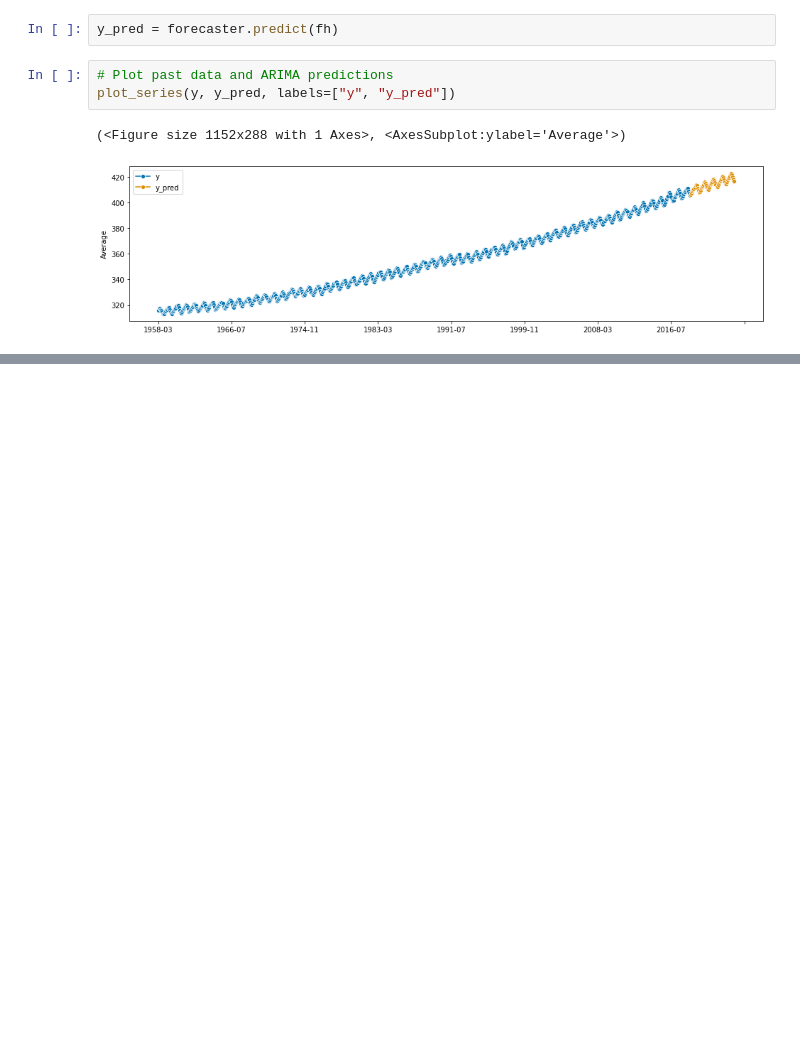
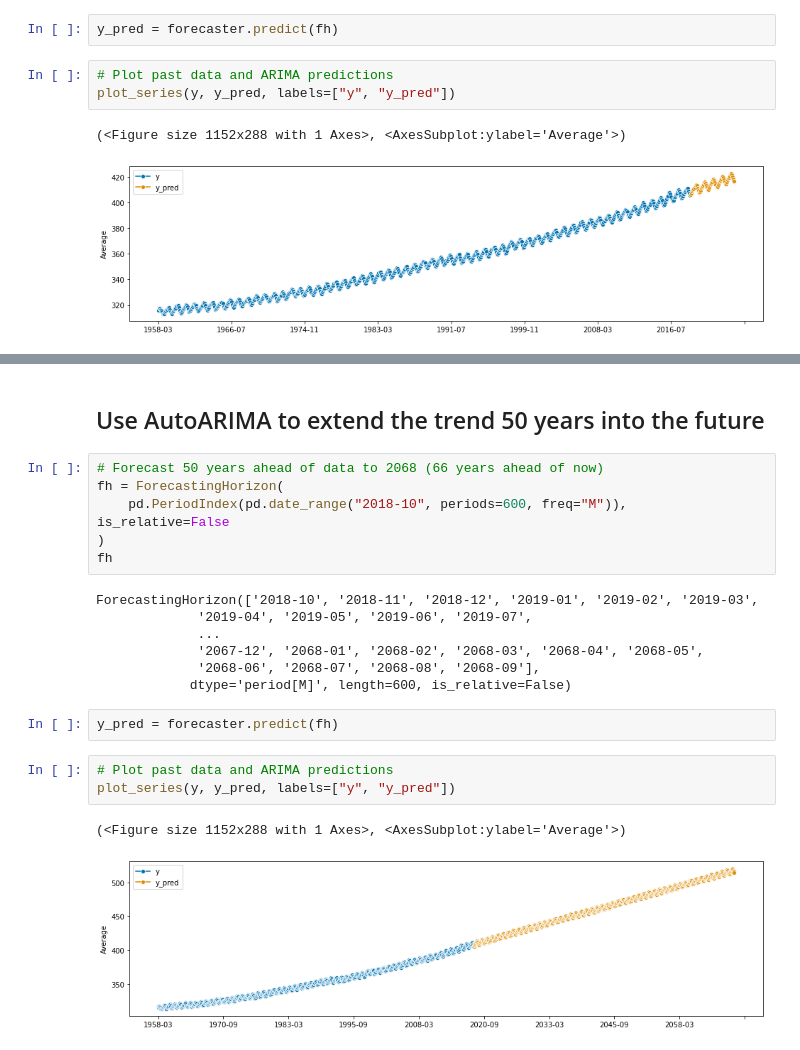
Before and after one commit to schellrw/climate_change, a Jupyter notebook: co2_ppm_atmosphere.ipynb, the cells around one changed output, grey strips where cells are left out. Cells and saved outputs as stored; diff of their text form; blank space fills up the shorter version.

```diff
--- a/co2_ppm_atmosphere.ipynb
+++ b/co2_ppm_atmosphere.ipynb
@@ -222,0 +250,23 @@ plot_series(y, y_pred, labels=["y", "y_pred"])
+# %% [markdown]
+## Use AutoARIMA to extend the trend 50 years into the future
+# %%
+# Forecast 50 years ahead of data to 2068 (66 years ahead of now)
+fh = ForecastingHorizon(
+    pd.PeriodIndex(pd.date_range("2018-10", periods=600, freq="M")), is_relative=False
+)
+fh
+# %% [output]
+ForecastingHorizon(['2018-10', '2018-11', '2018-12', '2019-01', '2019-02', '2019-03',
+             '2019-04', '2019-05', '2019-06', '2019-07',
+             ...
+             '2067-12', '2068-01', '2068-02', '2068-03', '2068-04', '2068-05',
+             '2068-06', '2068-07', '2068-08', '2068-09'],
+            dtype='period[M]', length=600, is_relative=False)
+# %%
+y_pred = forecaster.predict(fh)
+# %%
+# Plot past data and ARIMA predictions
+plot_series(y, y_pred, labels=["y", "y_pred"])
+# %% [output]
+(<Figure size 1152x288 with 1 Axes>, <AxesSubplot:ylabel='Average'>)
+[figure, added]
```
Also changed, not shown: parts of 8 cells of this notebook.
